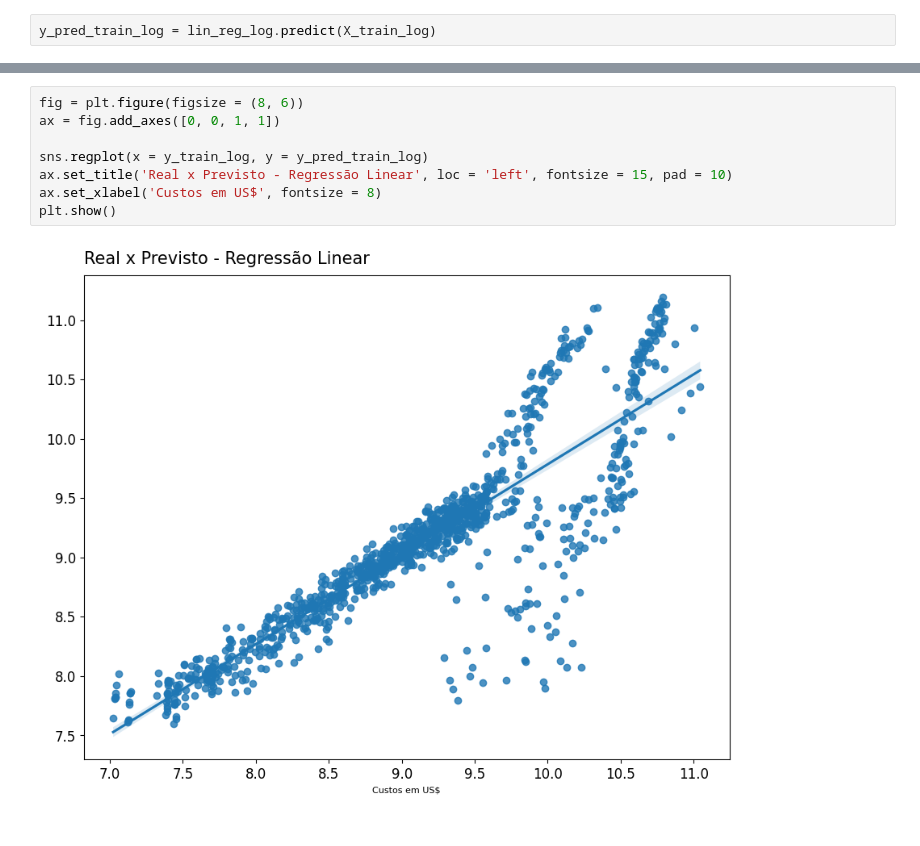
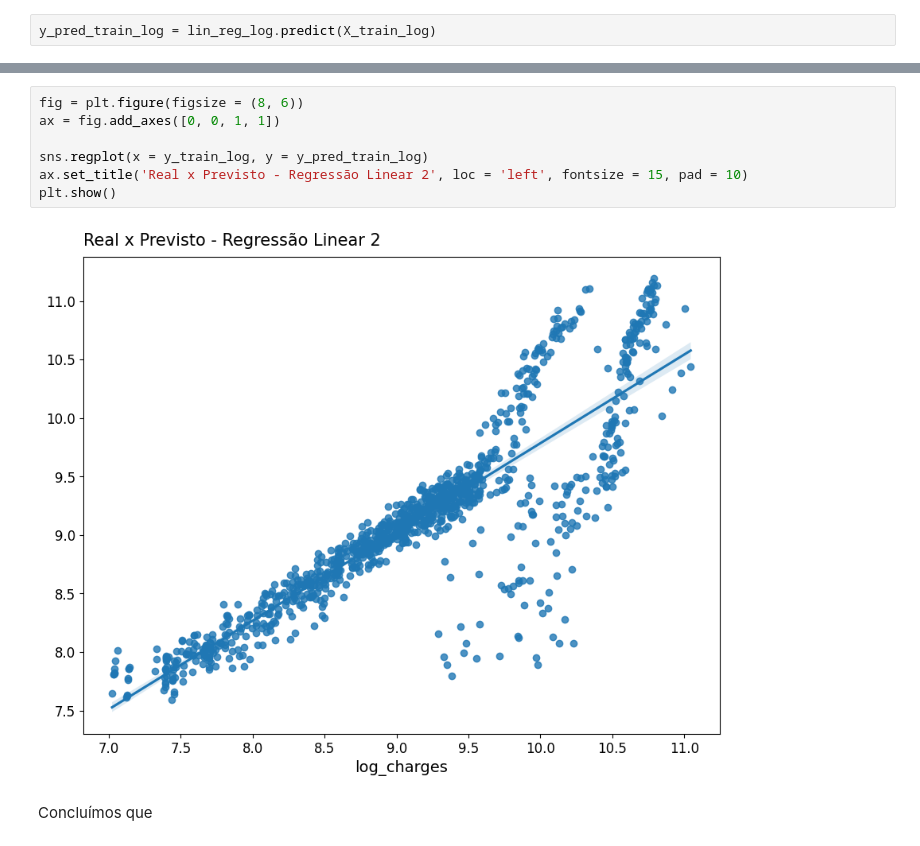
Before and after one commit to biancaalvesb/FIAP_POS_IA_ML, a Jupyter notebook: regressao_tech_challenge_1.ipynb, the cells around one changed output, grey strips where cells are left out. Cells and saved outputs as stored; diff of their text form.

```diff
--- a/regressao_tech_challenge_1.ipynb
+++ b/regressao_tech_challenge_1.ipynb
@@ -419,10 +425,11 @@ plt.show()
 # %%
 fig = plt.figure(figsize = (8, 6))
 ax = fig.add_axes([0, 0, 1, 1])
 
 sns.regplot(x = y_train_log, y = y_pred_train_log)
-ax.set_title('Real x Previsto - Regressão Linear', loc = 'left', fontsize = 15, pad = 10)
-ax.set_xlabel('Custos em US$', fontsize = 8)
+ax.set_title('Real x Previsto - Regressão Linear 2', loc = 'left', fontsize = 15, pad = 10)
 plt.show()
 # %% [output]
-[figure, old version]
+[figure, new version]
+# %% [markdown]
+Concluímos que
```
Also changed, not shown: parts of 8 cells of this notebook.
